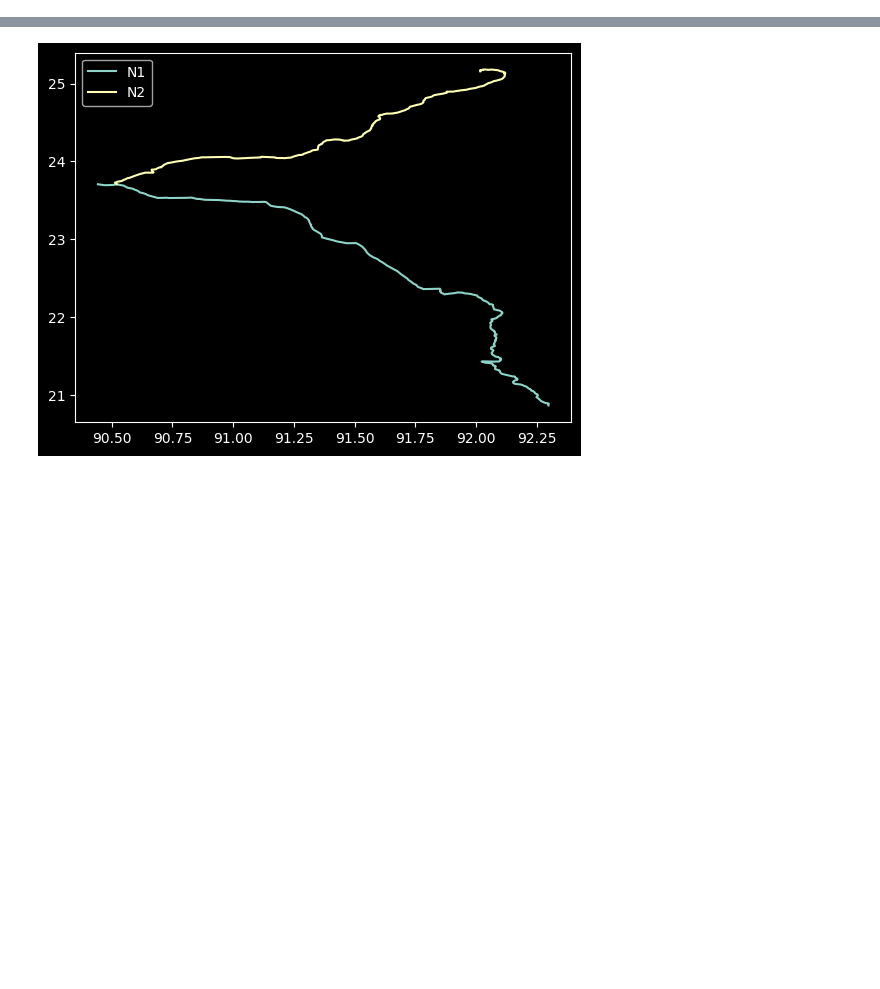
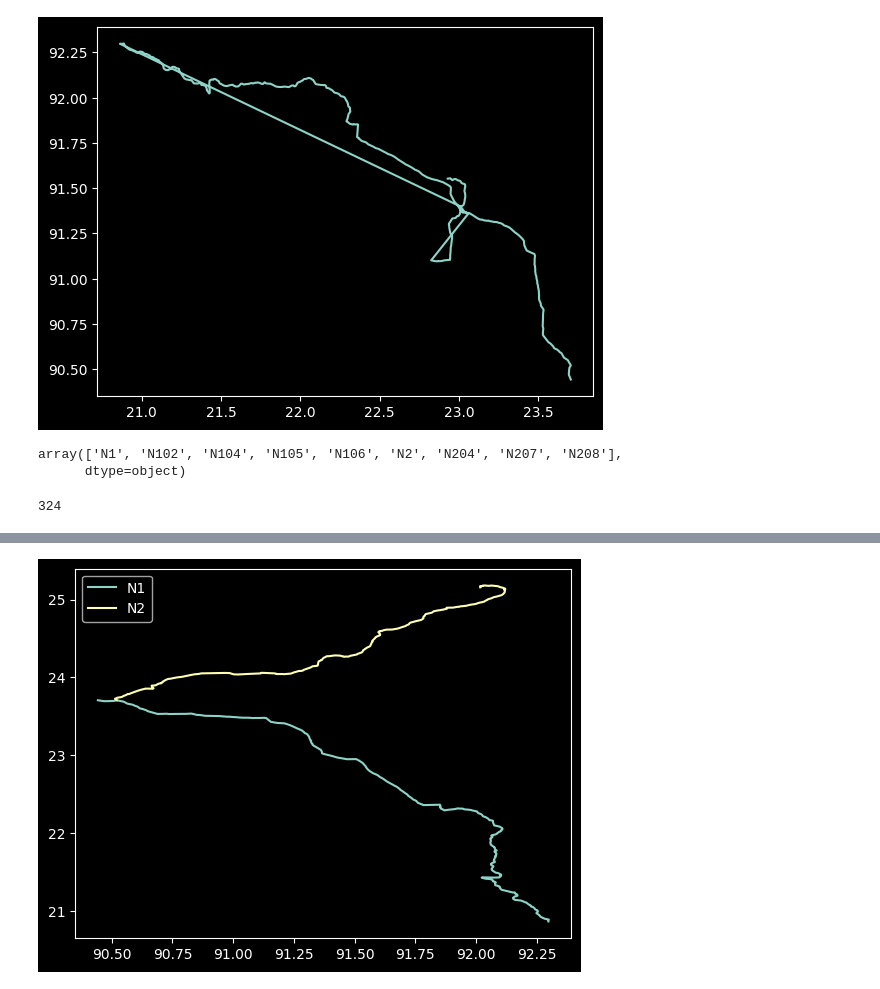
Before and after one commit to nielsvdd42/EPA133A-Advanced-Simulation-Group-1, a Jupyter notebook: EPA133a-G01-A3/data_FINALFINAL.ipynb, the cells around one changed output, grey strips where cells are left out. Cells and saved outputs as stored; diff of their text form; code cells hidden in the pictures; blank space fills up the shorter version.

```diff
--- a/EPA133a-G01-A3/data_FINALFINAL.ipynb
+++ b/EPA133a-G01-A3/data_FINALFINAL.ipynb
@@ -11,6 +11,18 @@ df1 = pd.read_csv('./data/_roads3.csv')
 #Filtering on the N1 and N2 roads
 roads = ['N1', 'N2'] + [f'N{i}' for i in range(100, 300)]
 dfN = df1[df1['road'].isin(roads)]
+# %%
+temp_road = ['N1', 'N104', "Z1031"]
+temp_df = df1[df1["road"].isin(temp_road)]
+plt.plot(temp_df['lat'], temp_df['lon'])
+plt.show()
+# %% [output]
+[figure, added]
+# %%
+roads
+# %% [output]
+array(['N1', 'N102', 'N104', 'N105', 'N106', 'N2', 'N204', 'N207', 'N208'],
+      dtype=object)
 # %%
 #Creating the source and sink for the new data frame, based on the minimal and maximal chainage
 source_rows = dfN.loc[dfN.groupby('road')['chainage'].idxmin()]
@@ -27,6 +39,9 @@ df_proc = (
 df_proc['total_length'] = df_proc.groupby('road')['chainage'].transform('max')
 #Filter out roads that have a length smaller then 25 km
 df_filtered = (df_proc[df_proc['total_length'] > 25]).copy()
+print(df_filtered.size + df_filtered.size)
+# %% [output]
+324
 # %%
 #Adjust dataframe for the resulting dataset
 df_filtered['model_type'] = 'sourcesink'
```
Also changed, not shown: parts of 11 cells of this notebook, 1 other file.
